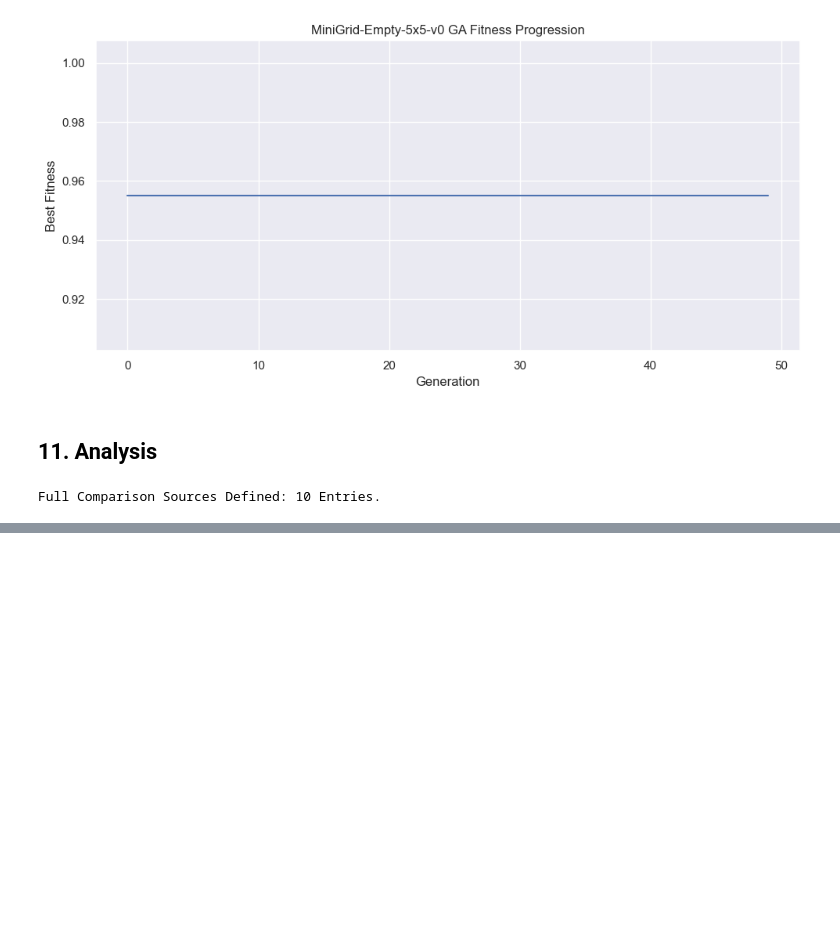
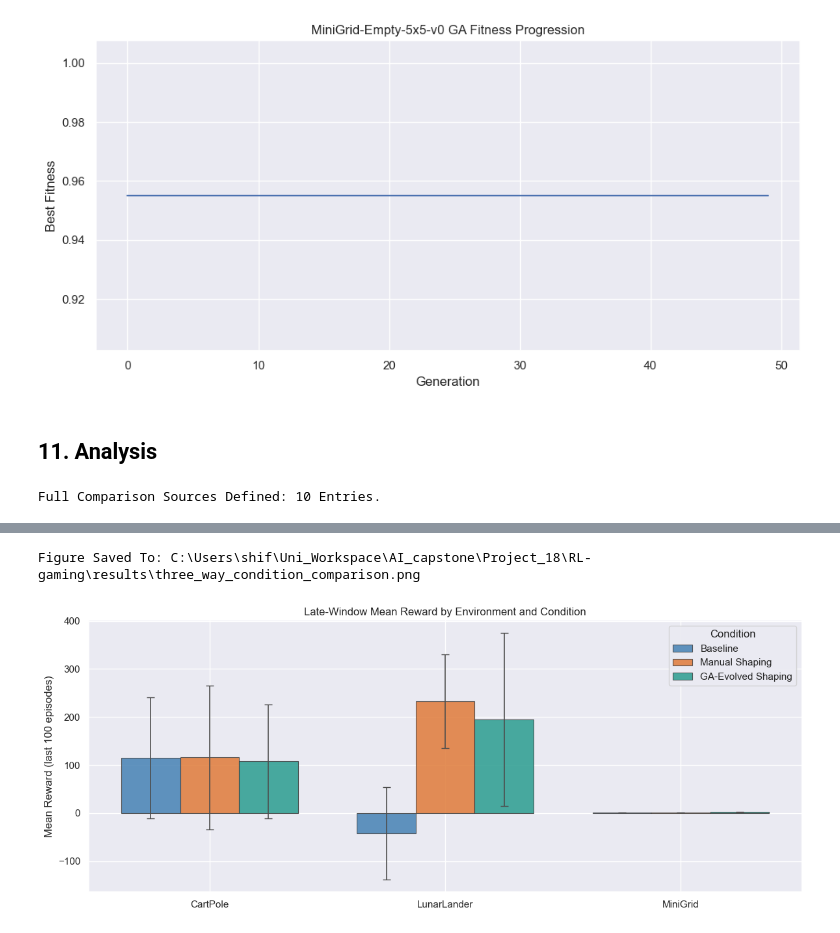
Before and after one commit to toms55/RL-gaming, a Jupyter notebook: notebooks/baseline_rl.ipynb, the cells around one changed output, grey strips where cells are left out. Drawn from its saved outputs; the diff is of its cells as text; code cells hidden in the pictures; blank space fills up the shorter version.

Commit message:
add experimental analysis graphs

```diff
--- a/notebooks/baseline_rl.ipynb
+++ b/notebooks/baseline_rl.ipynb
@@ -3367,0 +3445,63 @@ def compare_conditions(env_id, agent_a, agent_b, label_a, label_b):
+# %%
+def plot_three_way_comparison(comparison_df):
+    """
+    Grouped bar chart: one group per environment, one bar per condition.
+    Shows late-window mean reward ± std.
+    Only plots conditions that are available in the DataFrame.
+    """
+    environments = comparison_df['Environment'].unique()
+    conditions   = ['Baseline', 'Manual Shaping', 'GA-Evolved Shaping']
+    colors       = {'Baseline': 'steelblue',
+                    'Manual Shaping': '#e07b39',
+                    'GA-Evolved Shaping': '#2a9d8f'}
+
+    # Shorten env names for x-axis
+    env_labels = {
+        'CartPole-v1':           'CartPole',
+        'LunarLander-v3':        'LunarLander',
+        'MiniGrid-Empty-5x5-v0': 'MiniGrid',
+    }
+
+    n_envs       = len(environments)
+    n_conditions = len(conditions)
+    bar_width    = 0.25
+    x            = np.arange(n_envs)
+
+    fig, ax = plt.subplots(figsize=(12, 5))
+
+    for i, condition in enumerate(conditions):
+        subset = comparison_df[comparison_df['Condition'] == condition]
+        means, stds, positions = [], [], []
+
+        for j, env in enumerate(environments):
+            row = subset[subset['Environment'] == env]
+            if not row.empty:
+                means.append(row['Mean (late)'].values[0])
+                stds.append(row['Std (late)'].values[0])
+                positions.append(x[j] + i * bar_width)
+
+        if means:
+            ax.bar(positions, means, bar_width,
+                   label=condition, color=colors[condition],
+                   alpha=0.85, edgecolor='0.25', linewidth=0.8)
+            ax.errorbar(positions, means, yerr=stds,
+                        fmt='none', color='0.3', capsize=4, linewidth=1.2)
+
+    ax.set_xticks(x + bar_width)
+    ax.set_xticklabels([env_labels.get(e, e) for e in environments])
+    ax.set_ylabel(f'Mean Reward (last {LATE_WINDOW} episodes)')
+    ax.set_title('Late-Window Mean Reward by Environment and Condition')
+    ax.legend(title='Condition')
+    sns.despine(ax=ax)
+    plt.tight_layout()
+
+    filename = os.path.join(RESULTS_DIRECTORY, 'three_way_condition_comparison.png')
+    fig.savefig(filename, dpi=150, bbox_inches='tight')
+    print(f'Figure Saved To: {filename}')
+    plt.show()
+
+
+plot_three_way_comparison(comparison_df)
+# %% [output]
+Figure Saved To: C:\Users\shif\Uni_Workspace\AI_capstone\Project_18\RL-gaming\results\three_way_condition_comparison.png
+[figure, added]
```
Also changed, not shown: parts of 10 cells of this notebook, 4 other files.
